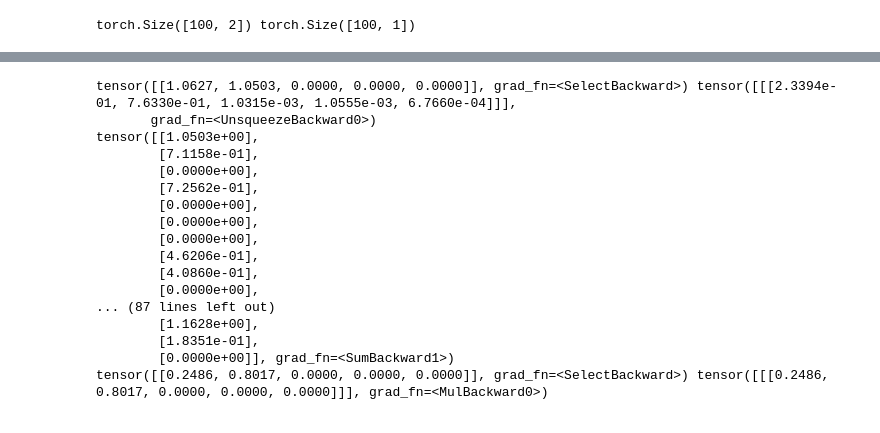
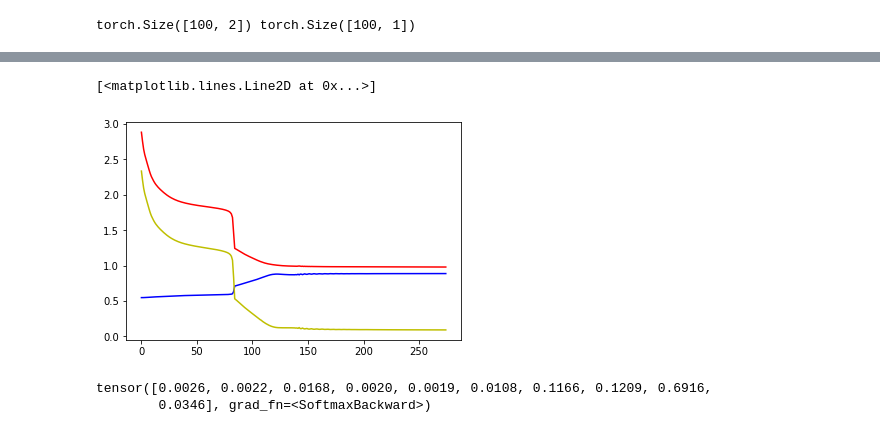
Before and after one commit to levhojoyan/Sirius2021, a Jupyter notebook: NeuralWithWeights.ipynb, the cells around one changed output, grey strips where cells are left out. Saved outputs shown, nothing was run; the diff lists cells and outputs as text; code cells hidden in the pictures.

```diff
--- a/NeuralWithWeights.ipynb
+++ b/NeuralWithWeights.ipynb
@@ -196,23 +238,12 @@ torch.Size([100, 1]) torch.Size([100])
-# %%
-print(model2.before_linear_mixture(x_s.unsqueeze(1))[0], F.softmax(model2.conv2.weight)[:, None])
-x = model2.before_linear_mixture(x_s.unsqueeze(1)) * F.softmax(model2.conv2.weight)[:, None]
-print(torch.sum(x, dim=2))
-print(x[0], model2.before_linear_mixture(x_s.unsqueeze(1))[0] * F.softmax(model2.conv2.weight)[:, None])
-# %% [output]
-tensor([[1.0627, 1.0503, 0.0000, 0.0000, 0.0000]], grad_fn=<SelectBackward>) tensor([[[2.3394e-01, 7.6330e-01, 1.0315e-03, 1.0555e-03, 6.7660e-04]]],
-       grad_fn=<UnsqueezeBackward0>)
-tensor([[1.0503e+00],
-        [7.1158e-01],
-        [0.0000e+00],
-        [7.2562e-01],
-        [0.0000e+00],
-        [0.0000e+00],
-        [0.0000e+00],
-        [4.6206e-01],
-        [4.0860e-01],
-        [0.0000e+00],
-... (87 lines left out)
-        [1.1628e+00],
-        [1.8351e-01],
-        [0.0000e+00]], grad_fn=<SumBackward1>)
-tensor([[0.2486, 0.8017, 0.0000, 0.0000, 0.0000]], grad_fn=<SelectBackward>) tensor([[[0.2486, 0.8017, 0.0000, 0.0000, 0.0000]]], grad_fn=<MulBackward0>)
+# %%
+plt.plot(losses, color='r')
+plt.plot(mses, color='b')
+plt.plot(weighted_mses, color='y')
+# %% [output]
+[<matplotlib.lines.Line2D at 0x...>]
+[figure, added]
+# %%
+F.softmax(last_layer_weights)
+# %% [output]
+tensor([0.0026, 0.0022, 0.0168, 0.0020, 0.0019, 0.0108, 0.1166, 0.1209, 0.6916,
+        0.0346], grad_fn=<SoftmaxBackward>)
```
Also changed, not shown: parts of 17 cells of this notebook.
